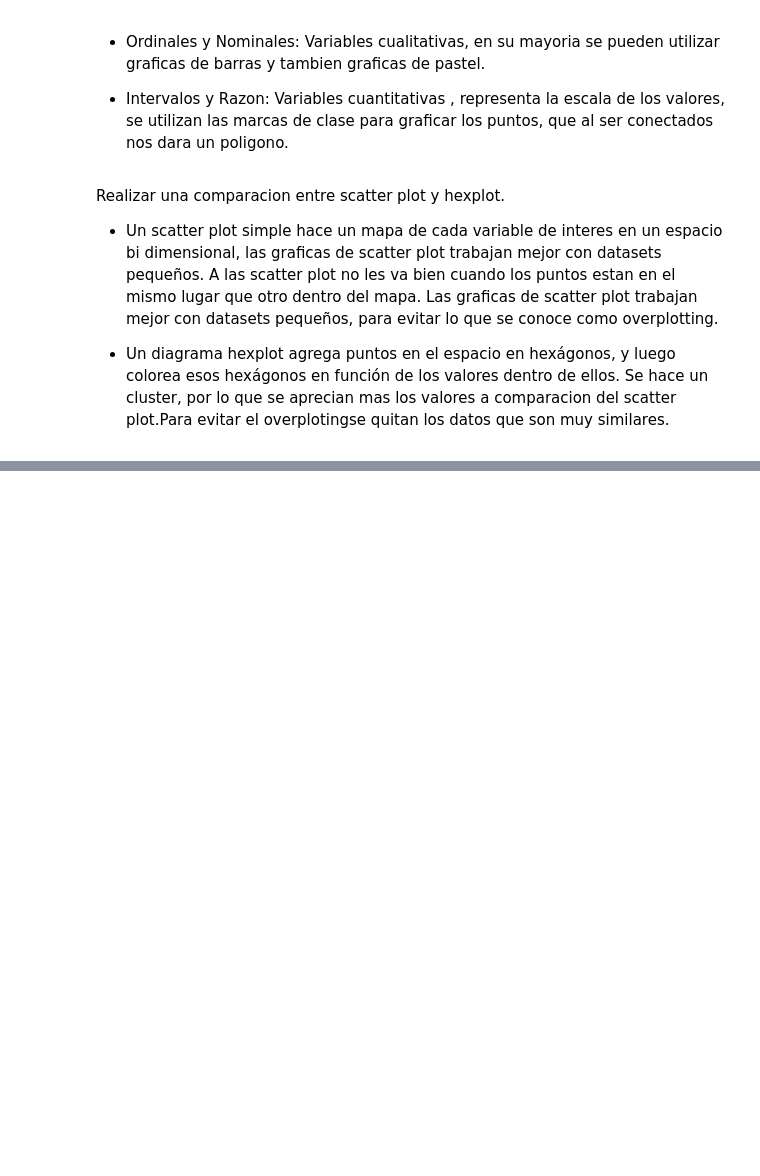
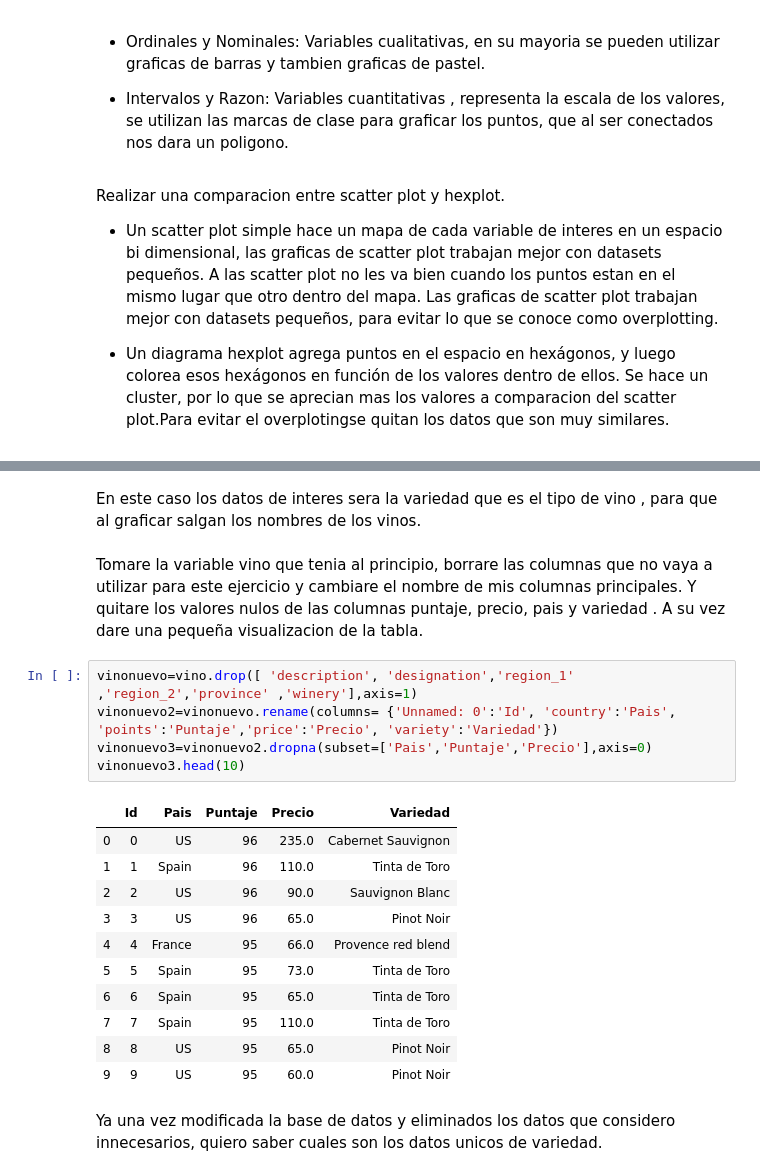
Before and after one commit to Sofia161/Mineria-de-datos, a Jupyter notebook: Practica 2.ipynb, the cells around one changed output, grey strips where cells are left out. Drawn from its saved outputs; the diff is of its cells as text; blank space fills up the shorter version.

```diff
--- a/Practica 2.ipynb
+++ b/Practica 2.ipynb
@@ -175,0 +205,25 @@ Realizar una comparacion entre scatter plot y hexplot.
+# %% [markdown]
+En este caso los datos de interes sera la variedad que es el tipo de vino , para que al graficar salgan los nombres de los vinos.
+# %% [markdown]
+Tomare la variable vino que tenia al principio, borrare las columnas que no vaya a utilizar para este ejercicio y cambiare el nombre de mis columnas principales. Y quitare los valores nulos de las columnas puntaje, precio, pais y variedad
+.
+A su vez dare una pequeña visualizacion de la tabla.
+# %%
+vinonuevo=vino.drop([ 'description', 'designation','region_1' ,'region_2','province' ,'winery'],axis=1)
+vinonuevo2=vinonuevo.rename(columns= {'Unnamed: 0':'Id', 'country':'Pais', 'points':'Puntaje','price':'Precio', 'variety':'Variedad'})
+vinonuevo3=vinonuevo2.dropna(subset=['Pais','Puntaje','Precio'],axis=0)
+vinonuevo3.head(10)
+# %% [output]
+|  | Id | Pais | Puntaje | Precio | Variedad |
+| 0 | 0 | US | 96 | 235.0 | Cabernet Sauvignon |
+| 1 | 1 | Spain | 96 | 110.0 | Tinta de Toro |
+| 2 | 2 | US | 96 | 90.0 | Sauvignon Blanc |
+| 3 | 3 | US | 96 | 65.0 | Pinot Noir |
+| 4 | 4 | France | 95 | 66.0 | Provence red blend |
+| 5 | 5 | Spain | 95 | 73.0 | Tinta de Toro |
+| 6 | 6 | Spain | 95 | 65.0 | Tinta de Toro |
+| 7 | 7 | Spain | 95 | 110.0 | Tinta de Toro |
+| 8 | 8 | US | 95 | 65.0 | Pinot Noir |
+| 9 | 9 | US | 95 | 60.0 | Pinot Noir |
+# %% [markdown]
+Ya una vez modificada la base de datos y eliminados los datos que considero  innecesarios, quiero saber cuales son los datos unicos de variedad.
```
Also changed, not shown: parts of 38 cells of this notebook, 2 other files.
